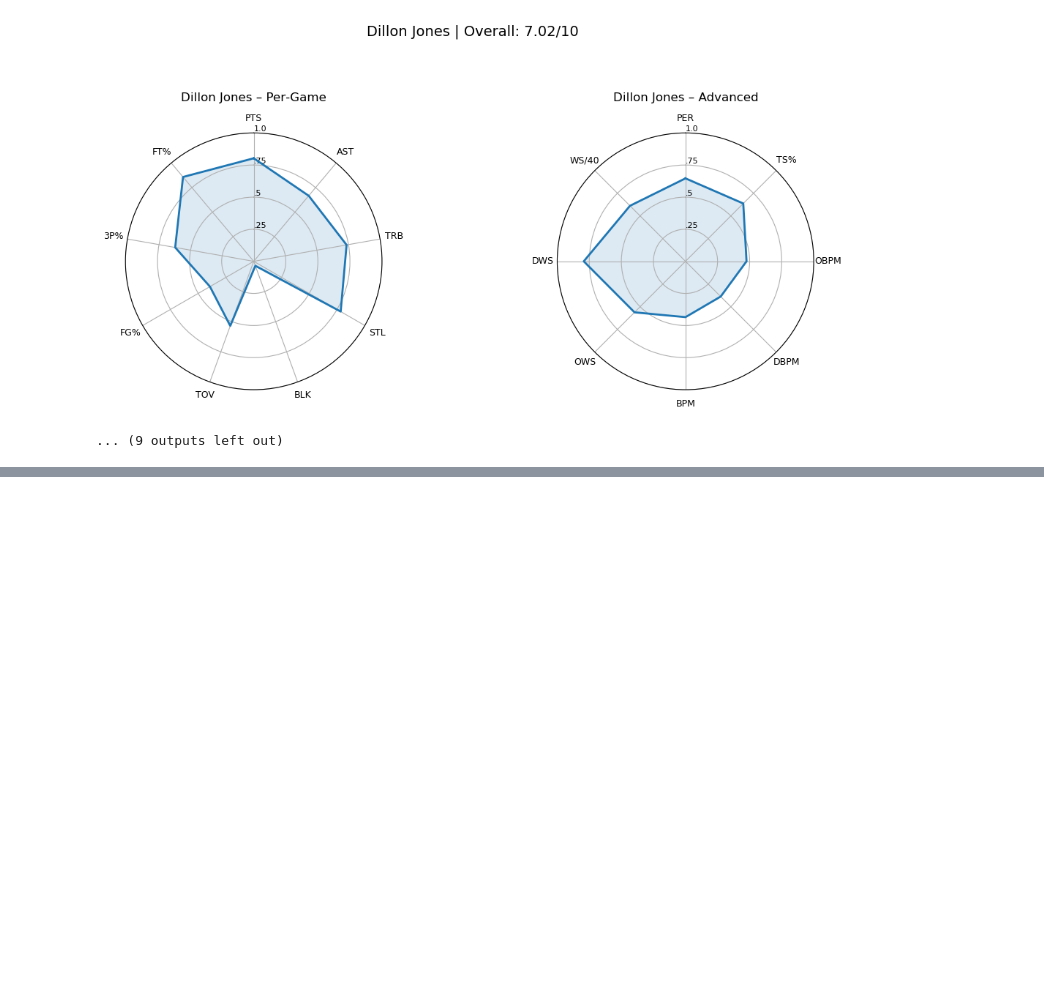
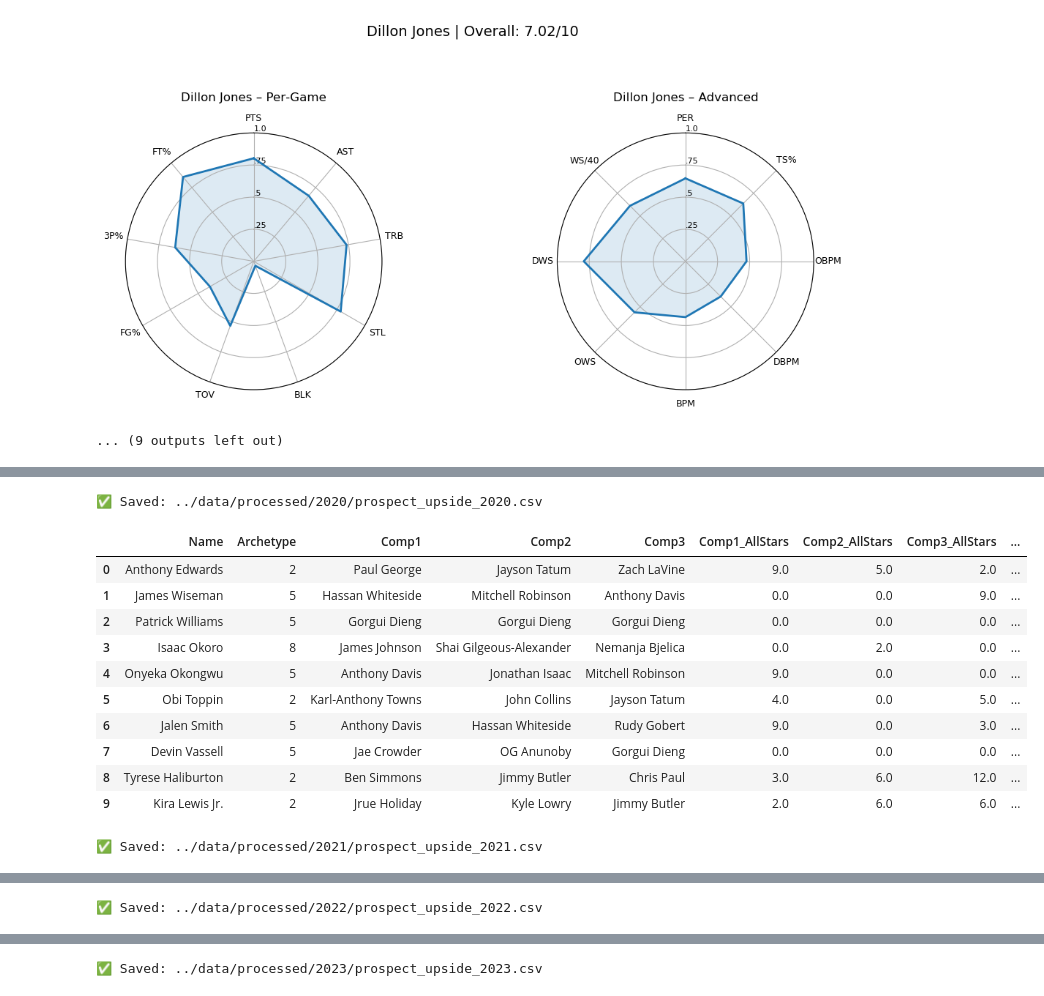
Before and after one commit to kienanana/NBA-Draft-Model, a Jupyter notebook: notebooks/profiles.ipynb, the cells around one changed output, grey strips where cells are left out. Drawn from its saved outputs; the diff is of its cells as text; code cells hidden in the pictures; blank space fills up the shorter version.

```diff
--- a/notebooks/profiles.ipynb
+++ b/notebooks/profiles.ipynb
@@ -595,0 +725,78 @@ Dillon Jones | Overall Score: 7.02/10
+# %%
+# evaluate comps quality using all-star selections
+def load_allstar_counts():
+    """
+    Returns a Series: index=player name, value=number of All-Star selections.
+    If 'replaced' column exists, we count every row as an appearance; tweak if you want to
+    down-weight injury replacements (e.g., df[df['replaced'].isna()]).
+    """
+    path = "../data/nbadataset/All-Star Selections.csv"
+    df = pd.read_csv(path)
+    df["player"] = df["player"].str.strip()
+    counts = df.groupby("player").size().rename("AllStarSelections")
+    return counts
+
+# evaluate upside
+def compute_upside_from_comps(year, epsilon=1e-6):
+    """
+    Reads comps file for `year`, attaches All-Star counts for Comp1–3,
+    computes distance-weighted sum, normalizes to 0..1 and /10.
+    Writes `prospect_upside_{year}.csv`.
+    """
+    comps = pd.read_csv(f"../data/processed/{year}/prospect_comps_{year}.csv").copy()
+    counts = load_allstar_counts()
+
+    # Attach counts; missing → 0
+    for i in (1,2,3):
+        comps[f"Comp{i}_AllStars"] = comps[f"Comp{i}"].map(counts).fillna(0).astype(float)
+
+    # Inverse-distance weights (closer comps count more)
+    # Normalize weights per row
+    for i in (1,2,3):
+        comps[f"w{i}"] = 1.0 / (epsilon + comps[f"Comp{i}_dist"].astype(float))
+
+    wsum = comps[["w1","w2","w3"]].sum(axis=1).replace(0, np.nan)
+    for i in (1,2,3):
+        comps[f"w{i}"] = comps[f"w{i}"] / wsum
+
+    # Weighted All-Star total
+    comps["UpsideRaw"] = (
+        comps["w1"]*comps["Comp1_AllStars"] +
+        comps["w2"]*comps["Comp2_AllStars"] +
+        comps["w3"]*comps["Comp3_AllStars"]
+    ).fillna(0.0)
+
+    # Normalize across class to 0..1, then /10
+    mn, mx = comps["UpsideRaw"].min(), comps["UpsideRaw"].max()
+    if mx == mn:
+        comps["Upside01"] = 0.5
+    else:
+        comps["Upside01"] = (comps["UpsideRaw"] - mn) / (mx - mn)
+    comps["UpsideScore"] = (comps["Upside01"] * 10).round(2)
+
+    out = comps[["Name","Archetype","Comp1","Comp2","Comp3",
+                 "Comp1_AllStars","Comp2_AllStars","Comp3_AllStars",
+                 "UpsideRaw","Upside01","UpsideScore"]].copy()
+    out_path = f"../data/processed/{year}/prospect_upside_{year}.csv"
+    out.to_csv(out_path, index=False)
+    print("✅ Saved:", out_path)
+    display(out.head(10))
+    return out
+
+# Example:
+for y in range(2020, 2025):
+    compute_upside_from_comps(y)
+# %% [output]
+✅ Saved: ../data/processed/2020/prospect_upside_2020.csv
+|  | Name | Archetype | Comp1 | Comp2 | Comp3 | Comp1_AllStars | Comp2_AllStars | Comp3_AllStars | ... |
+| 0 | Anthony Edwards | 2 | Paul George | Jayson Tatum | Zach LaVine | 9.0 | 5.0 | 2.0 | ... |
+| 1 | James Wiseman | 5 | Hassan Whiteside | Mitchell Robinson | Anthony Davis | 0.0 | 0.0 | 9.0 | ... |
+| 2 | Patrick Williams | 5 | Gorgui Dieng | Gorgui Dieng | Gorgui Dieng | 0.0 | 0.0 | 0.0 | ... |
+| 3 | Isaac Okoro | 8 | James Johnson | Shai Gilgeous-Alexander | Nemanja Bjelica | 0.0 | 2.0 | 0.0 | ... |
+| 4 | Onyeka Okongwu | 5 | Anthony Davis | Jonathan Isaac | Mitchell Robinson | 9.0 | 0.0 | 0.0 | ... |
+| 5 | Obi Toppin | 2 | Karl-Anthony Towns | John Collins | Jayson Tatum | 4.0 | 0.0 | 5.0 | ... |
+| 6 | Jalen Smith | 5 | Anthony Davis | Hassan Whiteside | Rudy Gobert | 9.0 | 0.0 | 3.0 | ... |
+| 7 | Devin Vassell | 5 | Jae Crowder | OG Anunoby | Gorgui Dieng | 0.0 | 0.0 | 0.0 | ... |
+| 8 | Tyrese Haliburton | 2 | Ben Simmons | Jimmy Butler | Chris Paul | 3.0 | 6.0 | 12.0 | ... |
+| 9 | Kira Lewis Jr. | 2 | Jrue Holiday | Kyle Lowry | Jimmy Butler | 2.0 | 6.0 | 6.0 | ... |
+✅ Saved: ../data/processed/2021/prospect_upside_2021.csv
@@ -595,0 +814 @@ Dillon Jones | Overall Score: 7.02/10
+✅ Saved: ../data/processed/2022/prospect_upside_2022.csv
@@ -595,0 +826 @@ Dillon Jones | Overall Score: 7.02/10
+✅ Saved: ../data/processed/2023/prospect_upside_2023.csv
```
Also changed, not shown: parts of 6 cells of this notebook, 19 other files.
